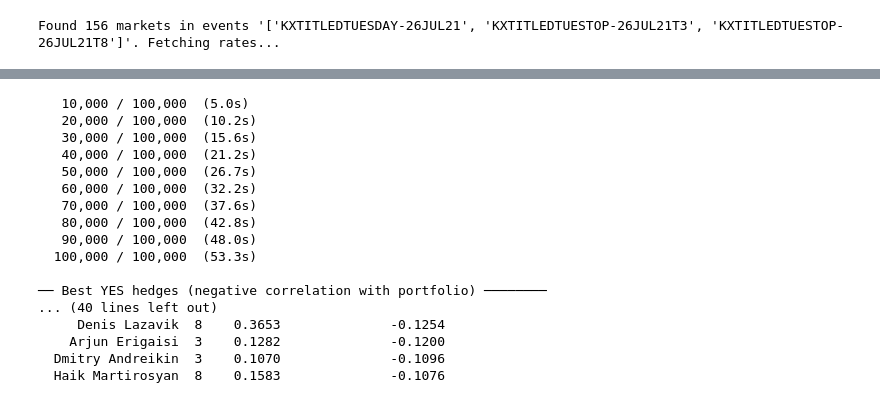
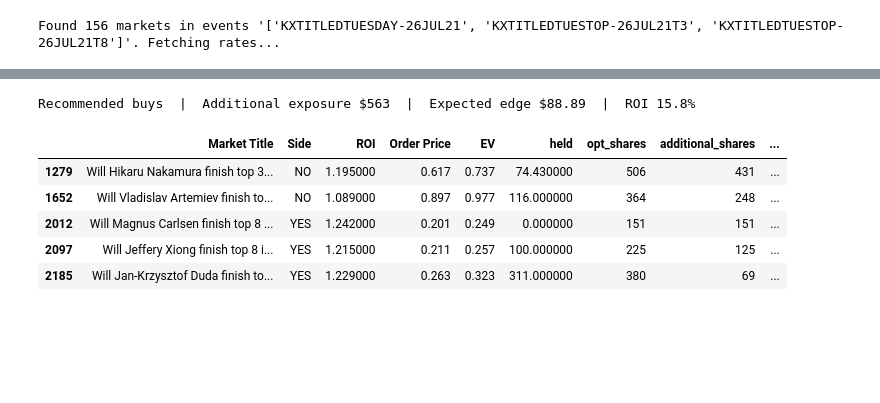
Before and after one commit to EvanMcCormick37/titled-tuesday-analysis, a Jupyter notebook: notebooks/evans-analysis.ipynb, the cells around one changed output, grey strips where cells are left out. Cells and saved outputs as stored; diff of their text form; code cells hidden in the pictures; blank space fills up the shorter version.

```diff
--- a/notebooks/evans-analysis.ipynb
+++ b/notebooks/evans-analysis.ipynb
@@ -591,28 +571,50 @@ Portfolio Kelly  |  Exposure $1000 (50.0%)  |  Expected edge $127.38  |  ROI 12.
-# %%
-df_corr, pnl = compute_hedge_correlations(
-    players, p_play, hist_pcts, hist_wts, portfolio,
-    n_values=[1, 3, 8], n_sims=100_000,
-)
-
-show_best_hedges(df_corr, top_k=20, username_to_player=USERNAME_TO_PLAYER)
-# %% [output]
-   10,000 / 100,000  (5.0s)
-   20,000 / 100,000  (10.2s)
-   30,000 / 100,000  (15.6s)
-   40,000 / 100,000  (21.2s)
-   50,000 / 100,000  (26.7s)
-   60,000 / 100,000  (32.2s)
-   70,000 / 100,000  (37.6s)
-   80,000 / 100,000  (42.8s)
-   90,000 / 100,000  (48.0s)
-  100,000 / 100,000  (53.3s)
-
-── Best YES hedges (negative correlation with portfolio) ────────
-... (40 lines left out)
-     Denis Lazavik  8    0.3653              -0.1254
-    Arjun Erigaisi  3    0.1282              -0.1200
-  Dmitry Andreikin  3    0.1070              -0.1096
-  Haik Martirosyan  8    0.1583              -0.1076
+# %%
+# ── A: Recommended additional buys to reach Kelly-optimal sizing ──────────────
+# Compares the portfolio Kelly target (opt_shares) for each position against
+# shares already held in df_tt, then recommends the difference.
+# Positions not yet held at all are treated as 0 shares held.
+
+# Sum existing shares per (player_name, n, side) across all df_tt rows
+held = (
+    df_tt
+    .assign(side_up=df_tt['position'].str.upper())
+    .groupby(['marketTitle', 'n', 'side_up'])['volume']
+    .sum()
+)  # MultiIndex Series: (marketTitle, n, side_up) -> total shares held
+
+def shares_held(player_name, n_int, side):
+    try:
+        return held.loc[(player_name, n_int, side)]
+    except KeyError:
+        return 0.0
+
+df_buys = df_opt.copy()
+df_buys['held']              = df_buys.apply(lambda r: shares_held(r['Player Name'], r['n_int'], r['Side']), axis=1)
+df_buys['additional_shares'] = (df_buys['opt_shares'] - df_buys['held']).clip(lower=0).astype(int)
+df_buys['additional_cost']   = df_buys['additional_shares'] * df_buys['Order Price']
+df_buys['additional_ev']     = df_buys['additional_shares'] * df_buys['EV']
+df_buys['additional_edge']   = df_buys['additional_ev'] - df_buys['additional_cost']
+
+df_new_buys = df_buys[df_buys['additional_shares'] > 0].copy()
+
+total_new_cost = df_new_buys['additional_cost'].sum()
+total_new_ev   = df_new_buys['additional_ev'].sum()
+print(f"Recommended buys  |  Additional exposure ${total_new_cost:.0f}  |  "
+      f"Expected edge ${total_new_ev - total_new_cost:.2f}  |  "
+      f"ROI {(total_new_ev / total_new_cost - 1)*100:.1f}%\n")
+
+df_new_buys[['Market Title', 'Side', 'ROI', 'Order Price', 'EV', 'held', 'opt_shares', 'additional_shares', 'additional_cost', 'additional_edge']]\
+    .sort_values('additional_edge', ascending=False)\
+    .style.format({'Order Price': '{:.3f}', 'EV': '{:.3f}',
+                   'additional_cost': '${:.2f}', 'additional_edge': '${:.2f}'})
+# %% [output]
+Recommended buys  |  Additional exposure $563  |  Expected edge $88.89  |  ROI 15.8%
+|  | Market Title | Side | ROI | Order Price | EV | held | opt_shares | additional_shares | ... |
+| 1279 | Will Hikaru Nakamura finish top 3... | NO | 1.195000 | 0.617 | 0.737 | 74.430000 | 506 | 431 | ... |
+| 1652 | Will Vladislav Artemiev finish to... | NO | 1.089000 | 0.897 | 0.977 | 116.000000 | 364 | 248 | ... |
+| 2012 | Will Magnus Carlsen finish top 8 ... | YES | 1.242000 | 0.201 | 0.249 | 0.000000 | 151 | 151 | ... |
+| 2097 | Will Jeffery Xiong finish top 8 i... | YES | 1.215000 | 0.211 | 0.257 | 100.000000 | 225 | 125 | ... |
+| 2185 | Will Jan-Krzysztof Duda finish to... | YES | 1.229000 | 0.263 | 0.323 | 311.000000 | 380 | 69 | ... |
 # %%
 fig, ax = plt.subplots(1, 1, figsize=(8, 8))
 
```
Also changed, not shown: parts of 10 cells of this notebook, 6 other files.
